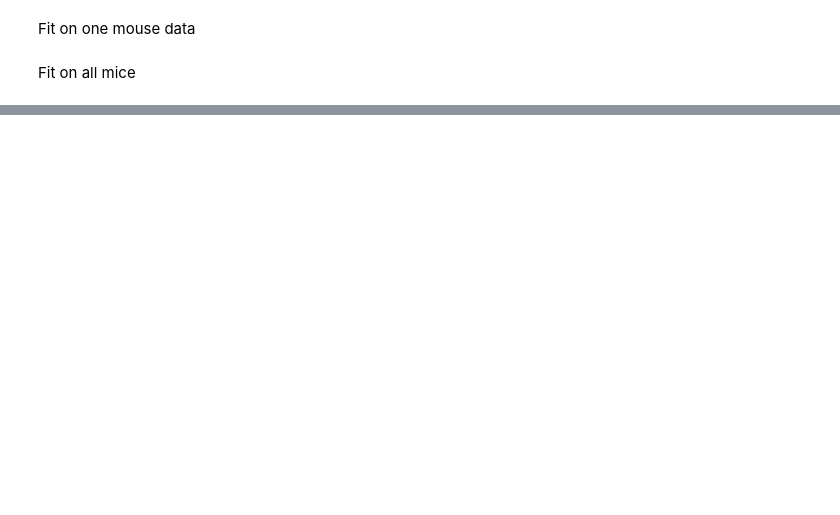
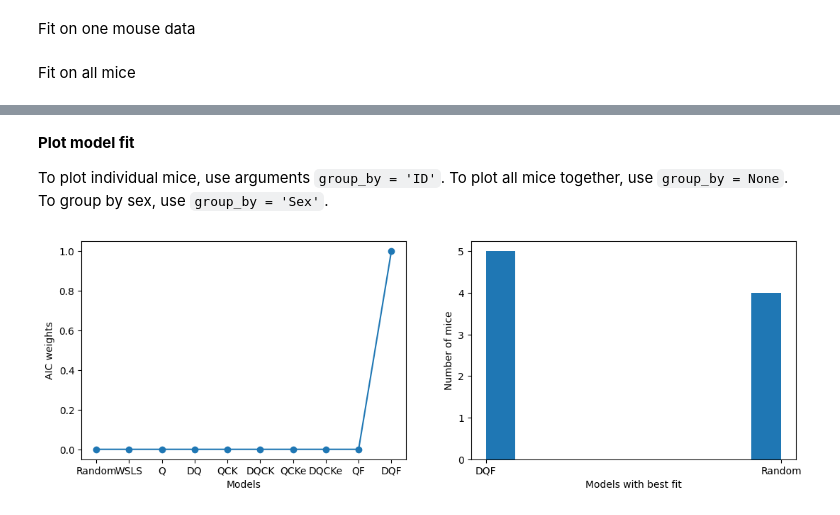
Before and after one commit to Finnley111/RL_Modeling_Mouse_Data, a Jupyter notebook: RL_Modeling.ipynb, the cells around one changed output, grey strips where cells are left out. Drawn from its saved outputs; the diff is of its cells as text; code cells hidden in the pictures; blank space fills up the shorter version.

```diff
--- a/RL_Modeling.ipynb
+++ b/RL_Modeling.ipynb
@@ -23,6 +24,13 @@ import matplotlib.pyplot as plt
 import scipy
 from scipy.special import softmax, log_softmax
 from scipy.optimize import minimize
+# %%
+# Set the root folder to traverse
+root_folder = Path('C:/U2/Fall/COMP_396/RL_Modeling/Cohort5')  # Replace with your data folder path
+
+# Output Excel file path
+output_excel = Path('C:/U2/Fall/COMP_396/RL_Modeling/RAW_Cohort5_Compiled.xlsx')  # Replace with your desired output file path
+path_to_save_data = Path('C:/U2/Fall/COMP_396/RL_Modeling/Example_Data')
 # %% [markdown]
 # **1.0 Data Preprocesing**
 # %% [markdown]
@@ -357,6 +501,7 @@ General Structure of mouse_data
 def process_mouse_data(mouse_data):
     """
     Processes the mouse_data dictionary into a standardized format.
+    Removes mice with fewer than 1000 rows.
     Returns a dictionary of processed DataFrames per mouse.
 
     Parameters:
@@ -369,11 +514,18 @@ def process_mouse_data(mouse_data):
 
     # Process each mouse in mouse_data
     for mouse_id, df_list in mouse_data.items():
-        # Combine the list of DataFrames into one DataFrame
+        # Combine the list of DataFrames (for each session for mouse_id) into one DataFrame
+
         df = pd.concat(df_list, ignore_index=True)
+
+        # # Check if the DataFrame has at least 1000 rows
+        # if df.shape[0] < 1000:  # df.shape[0] gives the number of rows
+        #     print(f"Skipping mouse '{mouse_id}' due to insufficient rows ({df.shape[0]}).")
+        #     continue
 
         # Standardize column names
         df.columns = df.columns.str.strip().str.lower()  # Strip spaces and make lowercase
+
 
         # Check if necessary columns exist in the input data
         required_columns = ["tone", "prob", "reward"]
@@ -396,9 +548,9 @@ def process_mouse_data(mouse_data):
 
         # Map 'Choice' values to 'Left' and 'Left Prob'
         def map_left(choice_value):
-            if choice_value.startswith('L'):
+            if choice_value == 'L':
                 return 1
-            elif choice_value.startswith('R'):
+            elif choice_value == 'R':
                 return 0
             else:
                 return None
@@ -430,7 +582,7 @@ def process_mouse_data(mouse_data):
                 return None
 
         # Create 'Left' column based on 'Prob'
-        processed_df["Left"] = df["prob"].apply(map_left)
+        processed_df["Left"] = df["choice"].apply(map_left)
 
         # Map 'Reward' values
         processed_df["Reward"] = df["reward"].apply(map_reward)
@@ -442,6 +594,10 @@ def process_mouse_data(mouse_data):
         processed_df = processed_df[processed_df["Left"].notna()]
         processed_df = processed_df[processed_df["Reward"].notna()]
         processed_df = processed_df[processed_df["Left Prob"].notna()]
+
+        # Clean and preprocess 'Left' and 'Reward' columns
+        processed_df["Left"] = pd.to_numeric(processed_df["Left"], errors='coerce').dropna().astype(int)
+        processed_df["Reward"] = pd.to_numeric(processed_df["Reward"], errors='coerce').dropna().astype(int)
 
         # Add 'Session' column from the 'Date' column in the data
         if 'date' in df.columns:
@@ -456,6 +612,7 @@ def process_mouse_data(mouse_data):
         processed_data[mouse_id] = processed_df
 
     return processed_data
+
 
 
 def write_processed_data_to_excel(processed_data, output_file):
@@ -1203,0 +1559,3 @@ NameError: name 'Mouse_Info' is not defined
+# %%
+results = fit(data=data, mouse_info=Mouse_Info, models = [Random, WSLS, Q, DQ, QCK, DQCK, QCKe, DQCKe, QF, DQF]) #fit selected RL models to all mice.
+results
@@ -1203,0 +1585,9 @@ NameError: name 'Mouse_Info' is not defined
+# %% [markdown]
+**Plot model fit**
+
+To plot individual mice, use arguments `group_by = 'ID'`. To plot all mice together, use `group_by = None`. To group by sex, use `group_by = 'Sex'`.
+# %%
+#All mice
+best_model = plot_model_fit(results, save_fig = False, group_by=None, set_colors = None) #plot the fit of all models
+# %% [output]
+[figure, added]
```
Also changed, not shown: parts of 25 cells of this notebook.
